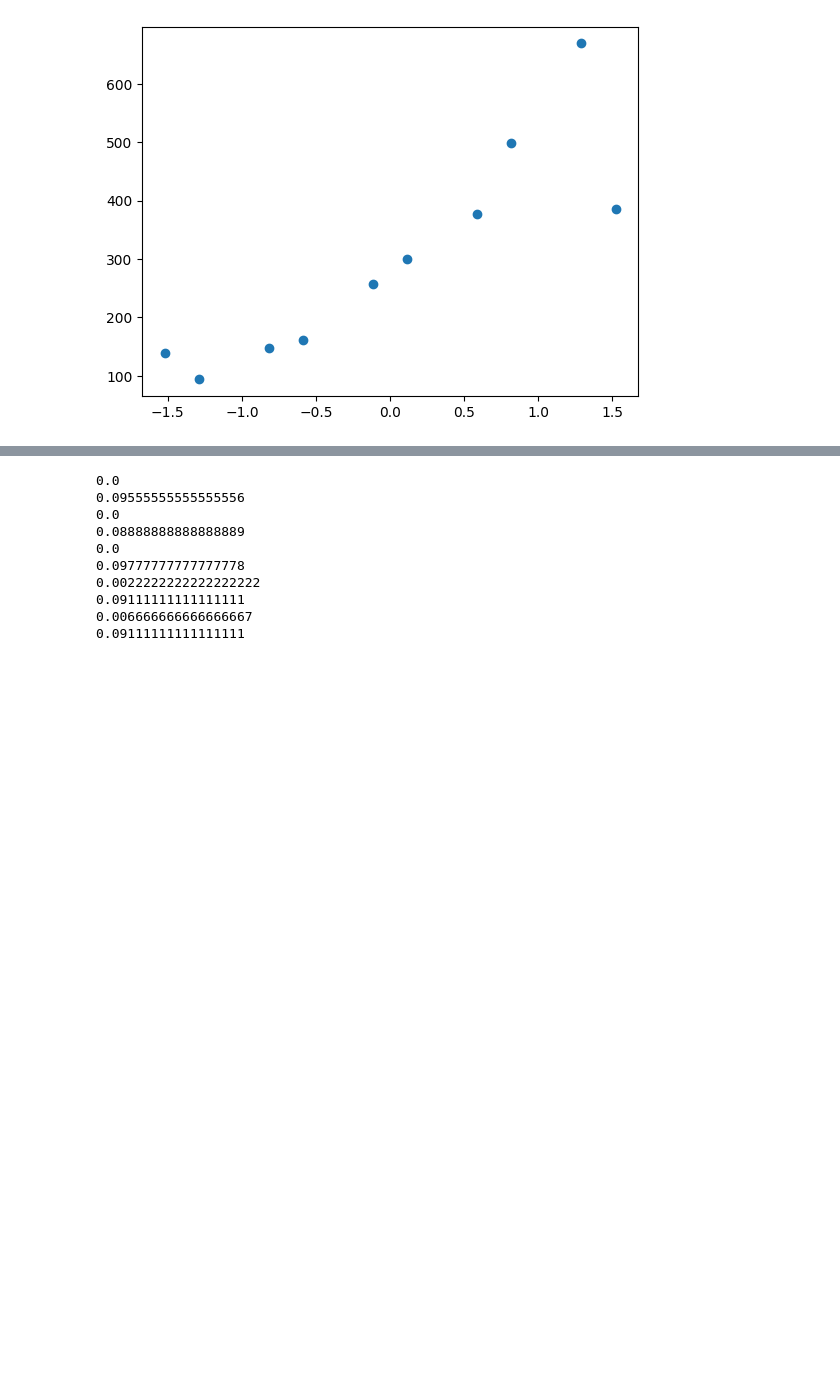
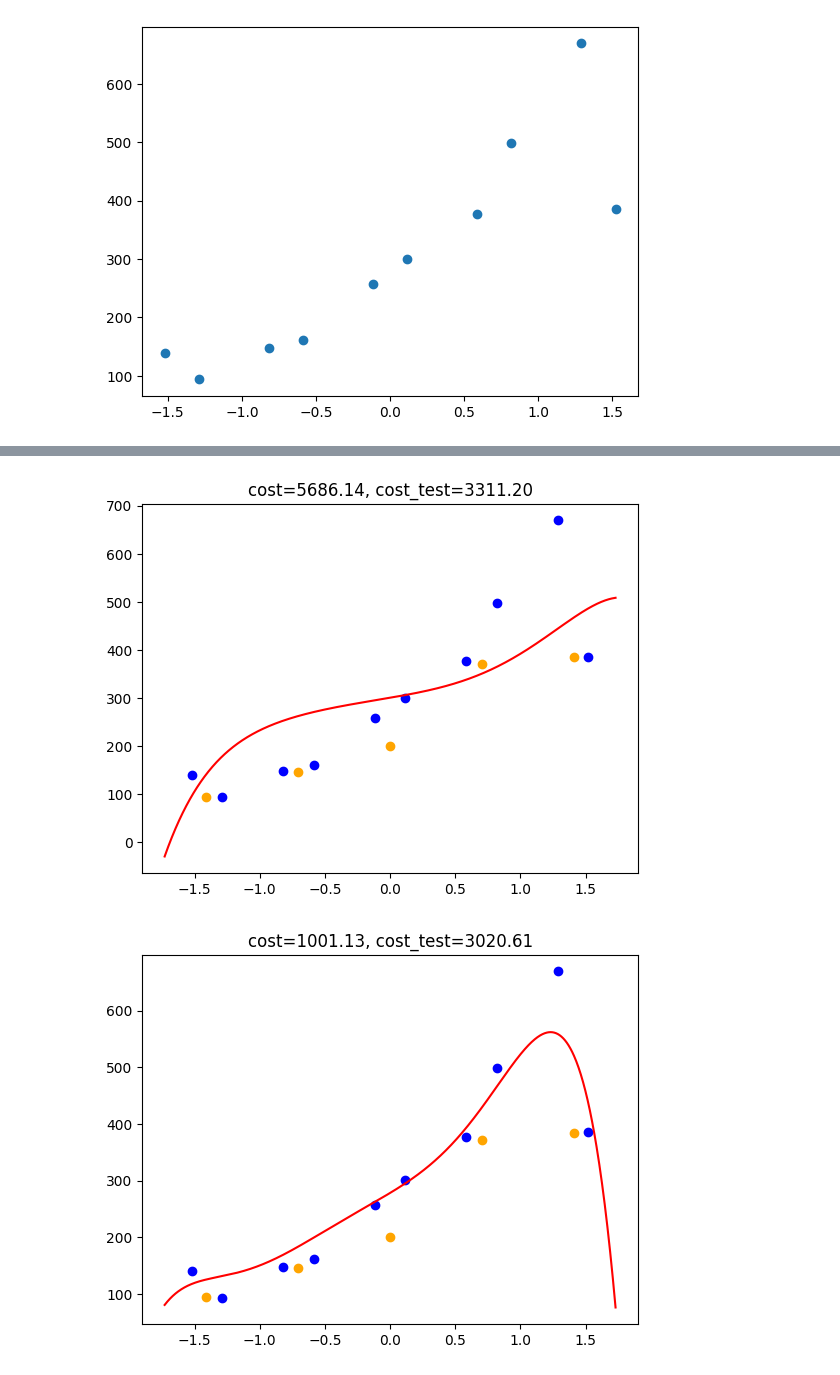
Before and after one commit to JakubStyczen/MachineLearining, a Jupyter notebook: Overfitting/ML_LAB4.ipynb, the cells around one changed output, grey strips where cells are left out. Cells and saved outputs as stored; diff of their text form; code cells hidden in the pictures; blank space fills up the shorter version.

```diff
--- a/Overfitting/ML_LAB4.ipynb
+++ b/Overfitting/ML_LAB4.ipynb
@@ -303,26 +268,0 @@ print(m, n, o)
-# %%
-theta = []  # kontener na wagi kolejnych modeli
-eps = 1e-5
-alpha = 1e-1
-no_of_cls=10
-for cls_id in range(no_of_cls):
-    print(f'Optymalizacja dla klasy {cls_id}')
-    y_cls = (y == cls_id).astype(np.int8)  # utworzenie macierzy y dla klasy cls_id
-    y_cls.shape = [1, m]
-    x_tmp = np.array(x) / x.max()  # skalowanie danych, wystarczy podzielić przez maksymalną jasność w zbiorze
-    X_cls = np.concatenate([np.ones((1, m)), x_tmp.T])  # utworzenie macierzy X
-    theta_cls = np.zeros((n+1, 1))
-
-    prev_cost = calculate_cost(X_cls, y_cls, theta_cls)
-    while True:
-        h_y_diff = (h_fun(X_cls, theta_cls) - y_cls)
-        gradient = h_y_diff @ X_cls.T
-        theta_cls = theta_cls - alpha * gradient.T / m
-
-
-        cost = calculate_cost(X_cls, y_cls, theta_cls)
-        if math.fabs(prev_cost - cost) < eps:
-            break
-        prev_cost = cost
-    print(f'Koszt dla klasy {cls_id}: {cost}.')
-    theta.append(theta_cls)
@@ -381,15 +268,0 @@ print(pred)
-# %%
-for cls_idin in  range(no_of_cls):
-    results = (probabs[cls_idin] > 0.5).astype(np.int8)
-    print(np.count_nonzero(results & y_test)/o)
-# %% [output]
-0.0
-0.09555555555555556
-0.0
-0.08888888888888889
-0.0
-0.09777777777777778
-0.0022222222222222222
-0.09111111111111111
-0.006666666666666667
-0.09111111111111111
@@ -406,0 +269,22 @@ for cls_idin in  range(no_of_cls):
+# %%
+lambdas = [10, 1, 0.01, 0.001, 0.001]
+x_new = np.linspace(10, 24, 1000).reshape(-1, 1)
+x_values = standard_scaler.fit_transform(x_new.reshape(-1, 1))
+x_new_values = poly_features.transform(x_values)
+for lambda_ in lambdas:
+    theta = np.array([[0], [0], [0], [0], [0], [0], [0]])
+    th, points, cost = gradient_descent_ndim(x_train_poly.T, y.reshape(1, -1), theta, lambda_=lambda_)
+    # print(th, points, cost)
+
+    result = th.T @ x_new_values.T
+    fig = plt.figure("Figure 1")
+    plt.scatter(x_train, y, color='blue', label='Punkty oryginalne')
+    plt.scatter(x_test_vals , y_test, color='orange', label='Punkty testowe')
+    plt.plot(x_values, result.T, color='red', label='Wykres dopasowany')
+    cost_test = calculate_cost_ndim(x_test_values.T, y_test.reshape(1, -1), th, 0)
+    cost = calculate_cost_ndim(x_train_poly.T,  y.reshape(1, -1), th, 0)
+    plt.title(f'cost={cost:.2f}, cost_test={cost_test:.2f}')
+    plt.show()
+# %% [output]
+[figure, added]
+[figure, added]
```
Also changed, not shown: parts of 29 cells of this notebook, 2 other files.
